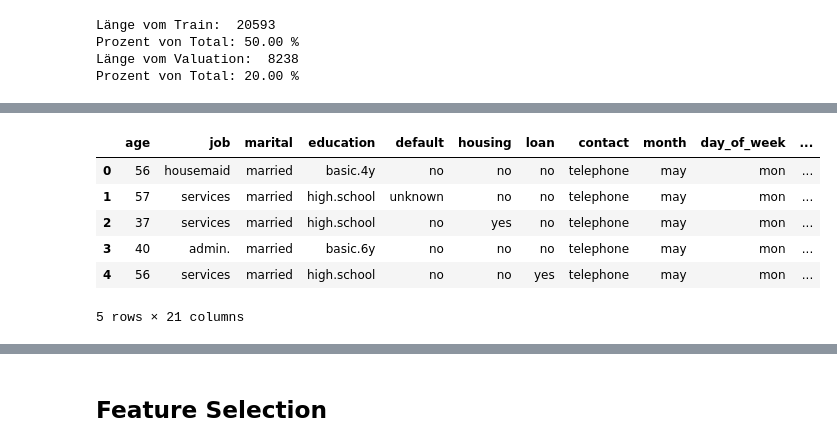
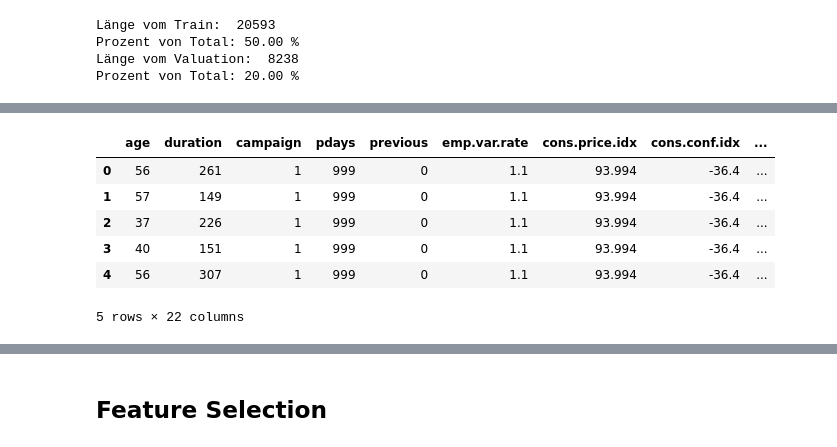
Before and after one commit to Liomat97/AQM-UCI-Machine-Learning, a Jupyter notebook: AQM Test.ipynb, the cells around one changed output, grey strips where cells are left out. Drawn from its saved outputs; the diff is of its cells as text; code cells hidden in the pictures.

```diff
--- a/AQM Test.ipynb
+++ b/AQM Test.ipynb
@@ -261,4 +271,4 @@ data_clean.head(20)
 # %%
-data_clean = bank_add_full
-data_clean['married'] = np.where(bank_add_full['marital']=='married','1','0')
-data_clean.head(20)
+#contact: contact communication type (categorical: 'cellular','telephone') --> telephone = 0
+data_clean['contact2'] = np.where(bank_add_full['contact']=='cellular','1','0')
+# data_clean.head(20)
@@ -283,0 +308,18 @@ data_clean.head(20)
+# %%
+# create a list of our conditions
+# day_of_week: last contact day of the week (categorical: 'mon','tue','wed','thu','fri') --> fri = 0
+conditions_day = [
+    (bank_add_full['day_of_week'] == 'mon'),       #1
+    (bank_add_full['day_of_week'] == 'tue'),       #2
+    (bank_add_full['day_of_week'] == 'wed'),       #3
+    (bank_add_full['day_of_week'] == 'thu'),       #4
+    ]
+
+# create a list of the values we want to assign for each condition
+values_day = ['1', '2', '3', '4']
+
+# create a new column and use np.select to assign values to it using our lists as arguments
+data_clean['day_of_week2'] = np.select(conditions_day, values_day)
+
+# display updated DataFrame
+# data_clean.head(20)
@@ -283,0 +328,16 @@ data_clean.head(20)
+# %%
+# create a list of our conditions
+# poutcome: outcome of the previous marketing campaign (categorical: 'failure','nonexistent','success') --> failure = 0
+conditions_poutcome = [
+    (bank_add_full['poutcome'] == 'success'),       #1
+    (bank_add_full['poutcome'] == 'nonexistent')    #2
+    ]
+
+# create a list of the values we want to assign for each condition
+values_poutcome = ['1', '2']
+
+# create a new column and use np.select to assign values to it using our lists as arguments
+data_clean['poutcome2'] = np.select(conditions_poutcome, values_poutcome)
+
+# display updated DataFrame
+# data_clean.head(20)
@@ -283,0 +346,3 @@ data_clean.head(20)
+# %%
+data_clean.drop(['job', 'marital', 'education', 'default', 'housing', 'loan', 'contact', 'month', 'day_of_week', 'poutcome'], axis=1, inplace=True)
+data_clean.head(20)
@@ -324,13 +408,13 @@ Total assigned:           41188
 # %%
-bank_add_full.head(5)
+data_clean.head(5)
 # %% [output]
-|  | age | job | marital | education | default | housing | loan | contact | month | day_of_week | ... |
-| 0 | 56 | housemaid | married | basic.4y | no | no | no | telephone | may | mon | ... |
-| 1 | 57 | services | married | high.school | unknown | no | no | telephone | may | mon | ... |
-| 2 | 37 | services | married | high.school | no | yes | no | telephone | may | mon | ... |
-| 3 | 40 | admin. | married | basic.6y | no | no | no | telephone | may | mon | ... |
-| 4 | 56 | services | married | high.school | no | no | yes | telephone | may | mon | ... |
+|  | age | duration | campaign | pdays | previous | emp.var.rate | cons.price.idx | cons.conf.idx | ... |
+| 0 | 56 | 261 | 1 | 999 | 0 | 1.1 | 93.994 | -36.4 | ... |
+| 1 | 57 | 149 | 1 | 999 | 0 | 1.1 | 93.994 | -36.4 | ... |
+| 2 | 37 | 226 | 1 | 999 | 0 | 1.1 | 93.994 | -36.4 | ... |
+| 3 | 40 | 151 | 1 | 999 | 0 | 1.1 | 93.994 | -36.4 | ... |
+| 4 | 56 | 307 | 1 | 999 | 0 | 1.1 | 93.994 | -36.4 | ... |
-5 rows × 21 columns
+5 rows × 22 columns
 # %%
 train.head(5)
 # %% [output]
```
Also changed, not shown: parts of 30 cells of this notebook.
